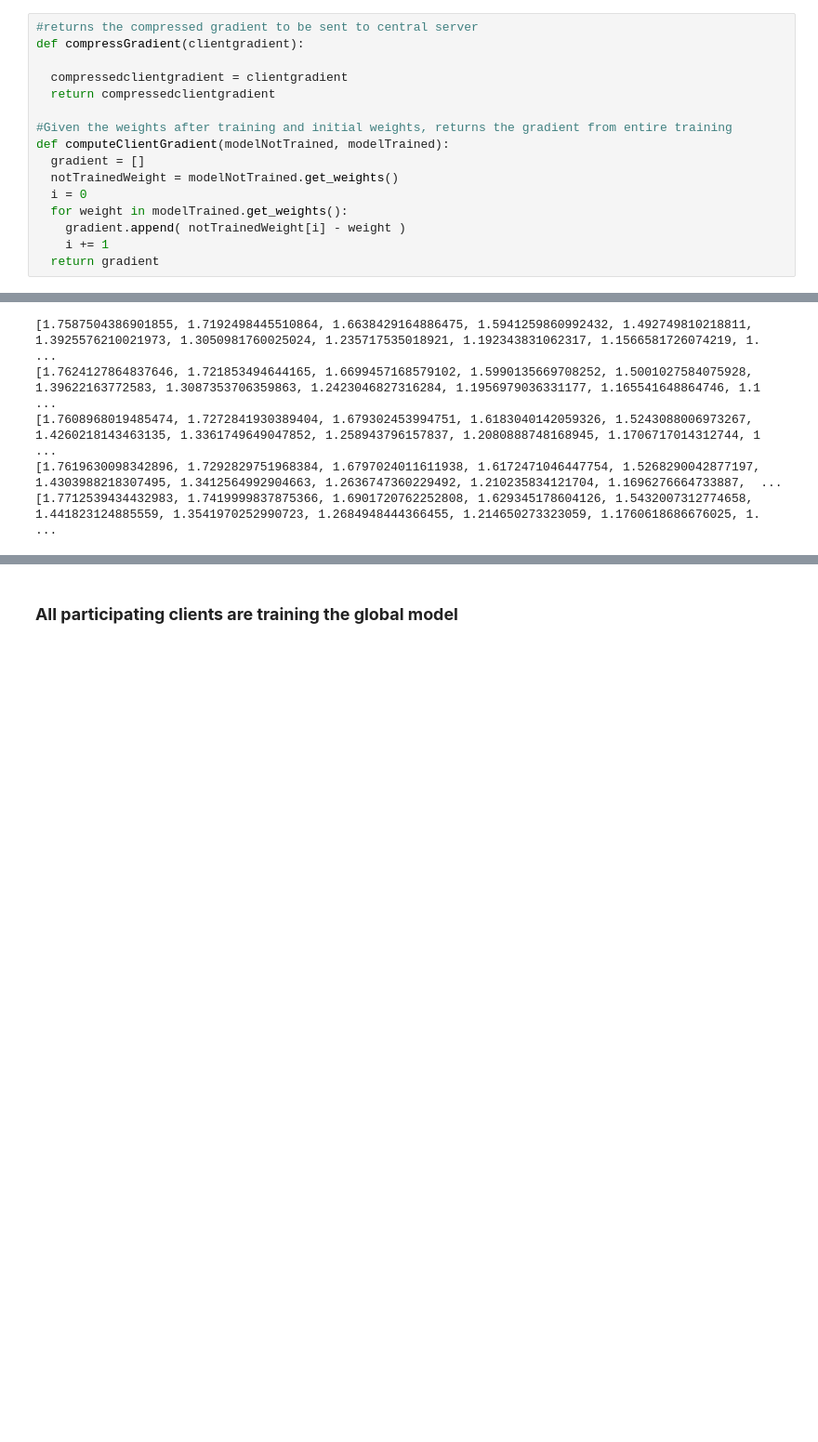
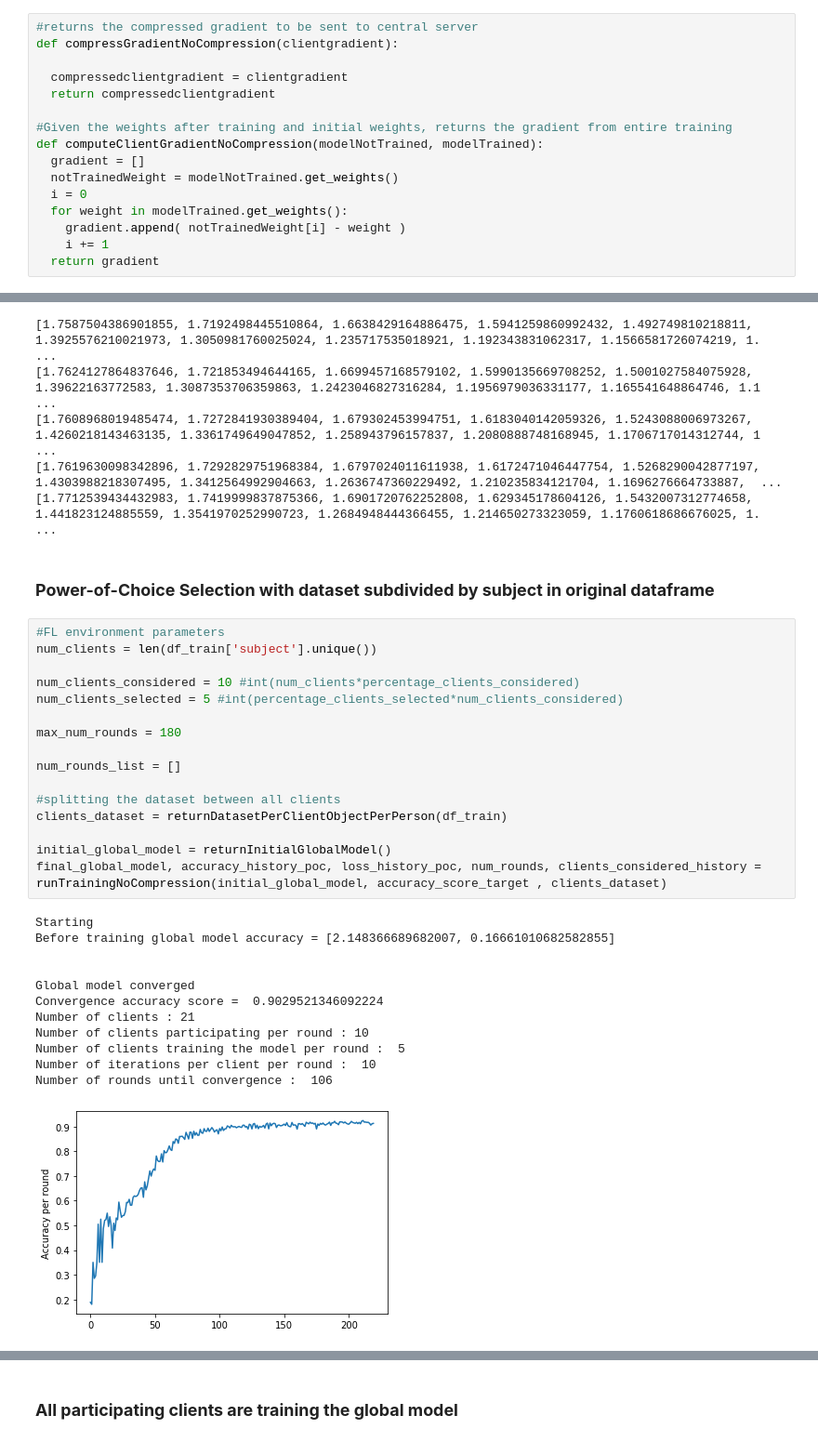
Before and after one commit to NRiccieri/HIAAC_Project_Group3, a Jupyter notebook: FL_proposta_algoritmo_compressao.ipynb, the cells around one changed output, grey strips where cells are left out. Shown at 93% size. Cells and saved outputs as stored; diff of their text form; blank space fills up the shorter version.

```diff
--- a/FL_proposta_algoritmo_compressao.ipynb
+++ b/FL_proposta_algoritmo_compressao.ipynb
@@ -301,13 +435,13 @@ def addGradient(modelNotTrained, gradient):
 **Functions in clients side**
 # %%
 #returns the compressed gradient to be sent to central server
-def compressGradient(clientgradient):
+def compressGradientNoCompression(clientgradient):
 
   compressedclientgradient = clientgradient
   return compressedclientgradient
 
 #Given the weights after training and initial weights, returns the gradient from entire training
-def computeClientGradient(modelNotTrained, modelTrained):
+def computeClientGradientNoCompression(modelNotTrained, modelTrained):
   gradient = []
   notTrainedWeight = modelNotTrained.get_weights()
   i = 0
@@ -1277,3 +2051,34 @@ print(loss_history_poc_15_4)
 [1.7608968019485474, 1.7272841930389404, 1.679302453994751, 1.6183040142059326, 1.5243088006973267, 1.4260218143463135, 1.3361749649047852, 1.258943796157837, 1.2080888748168945, 1.1706717014312744, 1 ...
 [1.7619630098342896, 1.7292829751968384, 1.6797024011611938, 1.6172471046447754, 1.5268290042877197, 1.4303988218307495, 1.3412564992904663, 1.2636747360229492, 1.210235834121704, 1.1696276664733887,  ...
 [1.7712539434432983, 1.7419999837875366, 1.6901720762252808, 1.629345178604126, 1.5432007312774658, 1.441823124885559, 1.3541970252990723, 1.2684948444366455, 1.214650273323059, 1.1760618686676025, 1. ...
+# %% [markdown]
+### **Power-of-Choice Selection with dataset subdivided by subject in original dataframe**
+# %%
+#FL environment parameters
+num_clients = len(df_train['subject'].unique())
+
+num_clients_considered = 10 #int(num_clients*percentage_clients_considered)
+num_clients_selected = 5 #int(percentage_clients_selected*num_clients_considered)
+
+max_num_rounds = 180
+
+num_rounds_list = []
+
+#splitting the dataset between all clients
+clients_dataset = returnDatasetPerClientObjectPerPerson(df_train)
+
+initial_global_model = returnInitialGlobalModel()
+final_global_model, accuracy_history_poc, loss_history_poc, num_rounds, clients_considered_history = runTrainingNoCompression(initial_global_model, accuracy_score_target , clients_dataset)
+# %% [output]
+Starting
+Before training global model accuracy = [2.148366689682007, 0.16661010682582855]
+
+
+Global model converged
+Convergence accuracy score =  0.9029521346092224
+Number of clients : 21
+Number of clients participating per round : 10
+Number of clients training the model per round :  5
+Number of iterations per client per round :  10
+Number of rounds until convergence :  106
+[figure, added]
```
Also changed, not shown: parts of 35 cells of this notebook.
